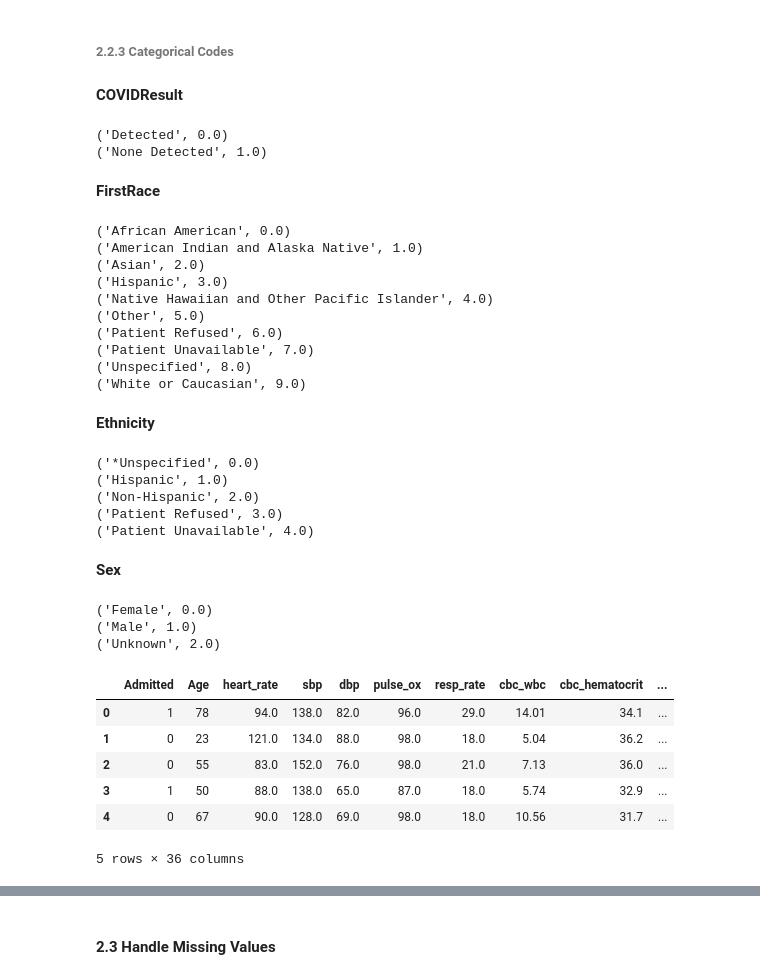
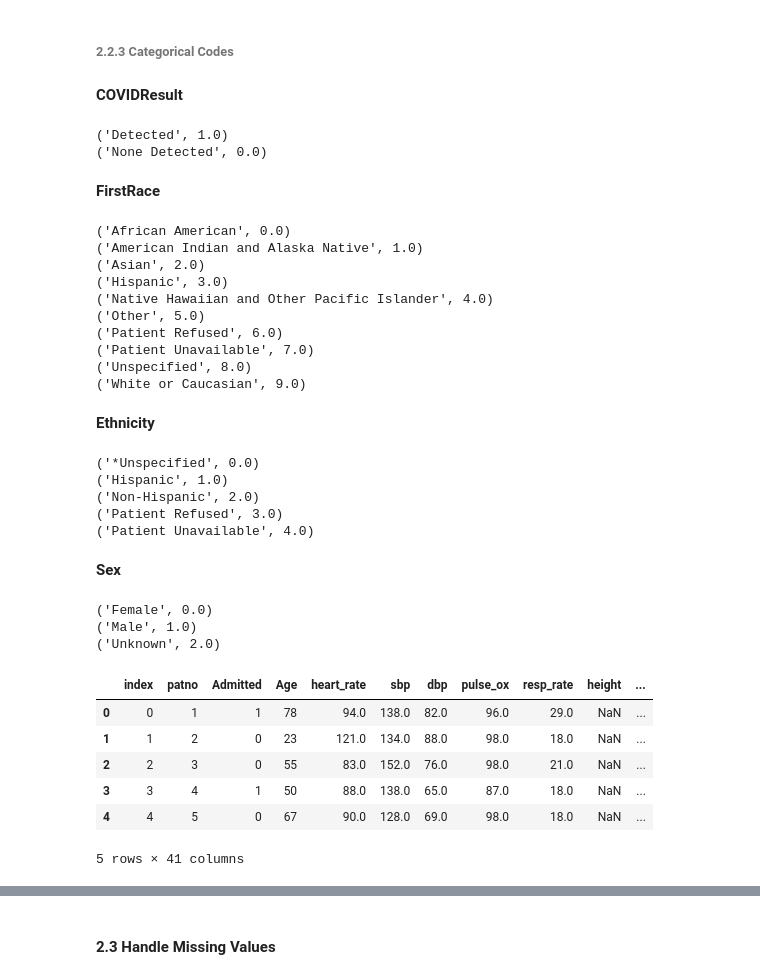
Before and after one commit to iainmuir6/Machine-Learning-with-Coronavirus-Data, a Jupyter notebook: ml_covid_research_w2.ipynb, the cells around one changed output, grey strips where cells are left out. Drawn from its saved outputs; the diff is of its cells as text; code cells hidden in the pictures.

Commit message:
continue GAN pt 2

```diff
--- a/ml_covid_research_w2.ipynb
+++ b/ml_covid_research_w2.ipynb
@@ -294,4 +305,7 @@ msno.matrix(df)
 # %%
-trim_df = df.drop(columns=majority_null)
-trim_df = trim_df.drop(columns=['index', 'patno'])
-trim_df.head(5)
+if drop:
+    trim_df = df.drop(columns=majority_null)
+    trim_df = trim_df.drop(columns=['index', 'patno'])
+    trim_df.head(5)
+else:
+    trim_df = df
@@ -318,7 +325,7 @@ Index(['COVIDResult', 'FirstRace', 'Ethnicity', 'Sex', 'cmp_bicarbonate',
 # %% [markdown]
 ###### 2.2.1 Manual Conversion <a class="anchor" id="manual"></a>
 # %%
-cat_cols = [
+num_cat_cols = [
     'cmp_bicarbonate', 'cmp_bun', 'cmp_creatinine', 'cmp_alt', 'cmp_bilirubin'
 ]
 less_than_list = [
@@ -334,7 +341,7 @@ def replace_cat(val, less, num):
 
 
 trim_df2 = trim_df.copy()
-for col, less_than in zip(cat_cols, less_than_list):
+for col, less_than in zip(num_cat_cols, less_than_list):
     upper_range = float(less_than[1:])
     trim_df2[col] = trim_df2[col].apply(lambda x: replace_cat(x, less_than, upper_range))
 
@@ -370,13 +377,2 @@ memory usage: 2.0+ MB
 # %% [markdown]
 ###### 2.2.2 Encoding <a class="anchor" id="encoding"></a>
-# %%
-cat_cols = [
-    'COVIDResult', 'FirstRace', 'Ethnicity', 'Sex'
-]
-
-trim_df3 = trim_df2.copy()
-for col in cat_cols:
-    trim_df3[col] = trim_df3[col].fillna("Unspecified")
-    enc = OrdinalEncoder()
-    trim_df3[col + "_Encoded"] = enc.fit_transform(trim_df3[[col]])
-trim_df3.head(5)
@@ -390,0 +379,14 @@ trim_df3.head(5)
+# %%
+cat_cols = list(trim_df2.select_dtypes(include=['object']).columns)
+
+trim_df3 = trim_df2.copy()
+trim_df3['FirstRace'] = trim_df3['FirstRace'].fillna("Unspecified")
+if not drop:
+    trim_df3['AdmittingDepartment'] = trim_df3['AdmittingDepartment'].fillna('N/A')
+for col in cat_cols:
+    enc = OrdinalEncoder()
+    y = enc.fit_transform(trim_df3[[col]])
+    if col == 'COVIDResult':
+        y = 1 - y
+    trim_df3[col + "_Encoded"] = y
+trim_df3.head(5)
@@ -392,14 +402,16 @@ trim_df3.head(5)
 ###### 2.2.3 Categorical Codes <a class="anchor" id="codes"></a>
 # %%
 for col in cat_cols:
+    if col == 'AdmittingDepartment':
+        continue
     display(Markdown("**{}**".format(col)))
     for each in trim_df3.groupby([col, col + '_Encoded']).indices:
         print(each)
     print()
 # %% [output]
 **COVIDResult**
-('Detected', 0.0)
-('None Detected', 1.0)
+('Detected', 1.0)
+('None Detected', 0.0)
 **FirstRace**
 ('African American', 0.0)
 ('American Indian and Alaska Native', 1.0)
@@ -422,16 +434,16 @@ for col in cat_cols:
 ('Male', 1.0)
 ('Unknown', 2.0)
 # %%
-trim_df3 = trim_df3.drop(columns=['COVIDResult', 'FirstRace', 'Ethnicity', 'Sex'])
+trim_df3 = trim_df3.drop(columns=cat_cols)
 trim_df3.head(5)
 # %% [output]
-|  | Admitted | Age | heart_rate | sbp | dbp | pulse_ox | resp_rate | cbc_wbc | cbc_hematocrit | ... |
-| 0 | 1 | 78 | 94.0 | 138.0 | 82.0 | 96.0 | 29.0 | 14.01 | 34.1 | ... |
-| 1 | 0 | 23 | 121.0 | 134.0 | 88.0 | 98.0 | 18.0 | 5.04 | 36.2 | ... |
-| 2 | 0 | 55 | 83.0 | 152.0 | 76.0 | 98.0 | 21.0 | 7.13 | 36.0 | ... |
-| 3 | 1 | 50 | 88.0 | 138.0 | 65.0 | 87.0 | 18.0 | 5.74 | 32.9 | ... |
-| 4 | 0 | 67 | 90.0 | 128.0 | 69.0 | 98.0 | 18.0 | 10.56 | 31.7 | ... |
+|  | index | patno | Admitted | Age | heart_rate | sbp | dbp | pulse_ox | resp_rate | height | ... |
+| 0 | 0 | 1 | 1 | 78 | 94.0 | 138.0 | 82.0 | 96.0 | 29.0 | NaN | ... |
+| 1 | 1 | 2 | 0 | 23 | 121.0 | 134.0 | 88.0 | 98.0 | 18.0 | NaN | ... |
+| 2 | 2 | 3 | 0 | 55 | 83.0 | 152.0 | 76.0 | 98.0 | 21.0 | NaN | ... |
+| 3 | 3 | 4 | 1 | 50 | 88.0 | 138.0 | 65.0 | 87.0 | 18.0 | NaN | ... |
+| 4 | 4 | 5 | 0 | 67 | 90.0 | 128.0 | 69.0 | 98.0 | 18.0 | NaN | ... |
-5 rows × 36 columns
+5 rows × 41 columns
 # %%
 trim_df3.shape
 # %% [output]
```
Also changed, not shown: parts of 67 cells of this notebook.
